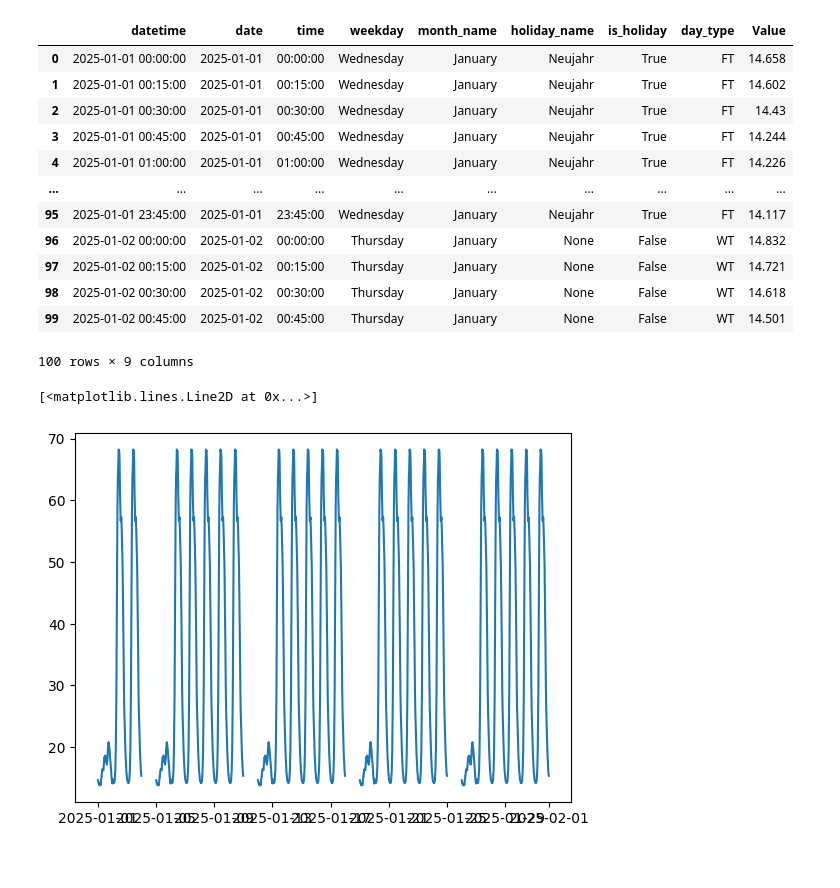
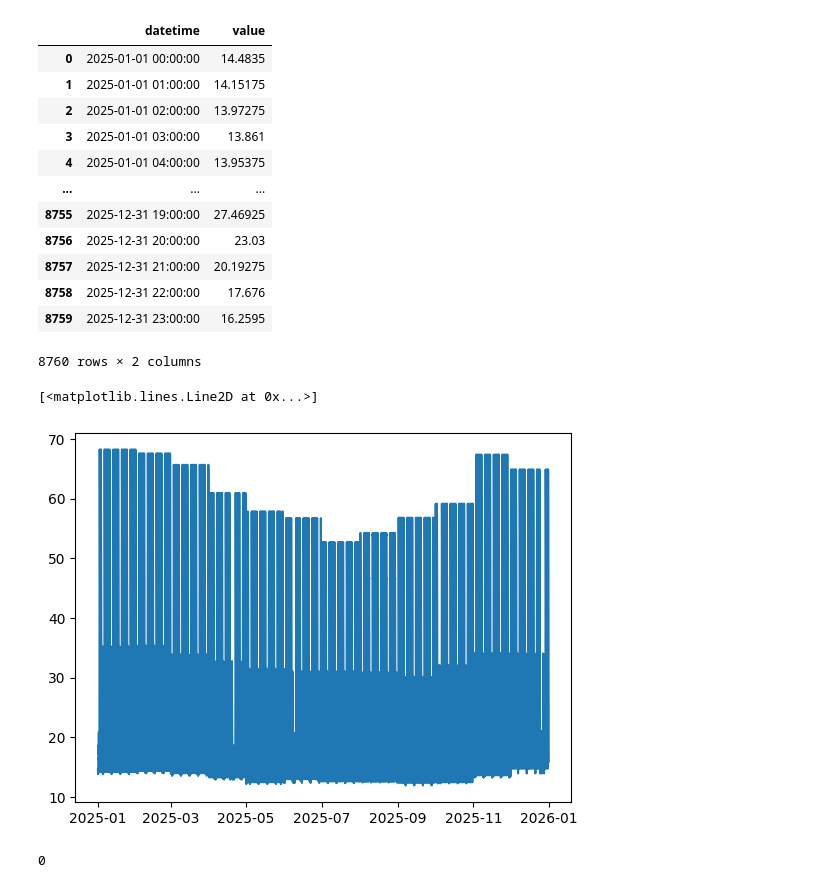
Before and after one commit to NeilSinclair/electricy-model, a Jupyter notebook: data-analysis.ipynb, the cells around one changed output. Cells and saved outputs as stored; diff of their text form; code cells hidden in the pictures.

```diff
--- a/data-analysis.ipynb
+++ b/data-analysis.ipynb
@@ -4,7 +4,7 @@ from datetime import datetime as dt
 import matplotlib.pyplot as plt
 import holidays
 # %%
-data = pd.read_excel("/Users/neilsinclair/Documents/Freelance/energy/data/energy_profile.xlsx", header=2)
+data = pd.read_excel("/Users/neil.sinclair@diconium.com/Projects/electricy-model/data/energy_profile.xlsx", header=2)
 data.drop(columns=["Unnamed: 0"], inplace=True)
 
 months = ["January", "February", "March", "April", "May", "June", "July", "August", "September", "October", "November", "December"]
@@ -20,7 +20,7 @@ data.dropna(axis=0,subset=["Time"], inplace=True)
 
 data = data.melt(id_vars="Time")
 
-data.columns = ["Time Period", "Date", "Value"]
+data.columns = ["Time Period", "Date", "value"]
 data["month_name"] = data.Date.apply(lambda x: x.split("_")[0])
 data["day_type"] = data.Date.apply(lambda x: x.split("_")[1])
 data["time"] = data["Time Period"].apply(lambda x: x.split("-")[0])
@@ -50,7 +34,7 @@ day_map = {
   "Wednesday": "WT",
   "Thursday": "WT",
   "Friday": "WT",
-  "Saturday": "ST",
+  "Saturday": "SA",
   "Sunday": "FT"
 }
 
@@ -85,20 +69,24 @@ df = df.merge(
   data,
   on = ["month_name", "day_type", "time"],
   how="left"
-)
+).drop(columns=["day_type", "time", "date", "holiday_name", "is_holiday"])
 
-df.head(100)
+df = df.set_index("datetime")
+
+df_hourly = pd.DataFrame(df.resample("h")["value"].mean()).reset_index()
+
+df_hourly
 # %% [output]
-|  | datetime | date | time | weekday | month_name | holiday_name | is_holiday | day_type | Value |
-| 0 | 2025-01-01 00:00:00 | 2025-01-01 | 00:00:00 | Wednesday | January | Neujahr | True | FT | 14.658 |
-| 1 | 2025-01-01 00:15:00 | 2025-01-01 | 00:15:00 | Wednesday | January | Neujahr | True | FT | 14.602 |
-| 2 | 2025-01-01 00:30:00 | 2025-01-01 | 00:30:00 | Wednesday | January | Neujahr | True | FT | 14.43 |
-| 3 | 2025-01-01 00:45:00 | 2025-01-01 | 00:45:00 | Wednesday | January | Neujahr | True | FT | 14.244 |
-| 4 | 2025-01-01 01:00:00 | 2025-01-01 | 01:00:00 | Wednesday | January | Neujahr | True | FT | 14.226 |
-| ... | ... | ... | ... | ... | ... | ... | ... | ... | ... |
-| 95 | 2025-01-01 23:45:00 | 2025-01-01 | 23:45:00 | Wednesday | January | Neujahr | True | FT | 14.117 |
-| 96 | 2025-01-02 00:00:00 | 2025-01-02 | 00:00:00 | Thursday | January | None | False | WT | 14.832 |
-| 97 | 2025-01-02 00:15:00 | 2025-01-02 | 00:15:00 | Thursday | January | None | False | WT | 14.721 |
-| 98 | 2025-01-02 00:30:00 | 2025-01-02 | 00:30:00 | Thursday | January | None | False | WT | 14.618 |
-| 99 | 2025-01-02 00:45:00 | 2025-01-02 | 00:45:00 | Thursday | January | None | False | WT | 14.501 |
+|  | datetime | value |
+| 0 | 2025-01-01 00:00:00 | 14.4835 |
+| 1 | 2025-01-01 01:00:00 | 14.15175 |
+| 2 | 2025-01-01 02:00:00 | 13.97275 |
+| 3 | 2025-01-01 03:00:00 | 13.861 |
+| 4 | 2025-01-01 04:00:00 | 13.95375 |
+| ... | ... | ... |
+| 8755 | 2025-12-31 19:00:00 | 27.46925 |
+| 8756 | 2025-12-31 20:00:00 | 23.03 |
+| 8757 | 2025-12-31 21:00:00 | 20.19275 |
+| 8758 | 2025-12-31 22:00:00 | 17.676 |
+| 8759 | 2025-12-31 23:00:00 | 16.2595 |
-100 rows × 9 columns
+8760 rows × 2 columns
@@ -105,5 +96,9 @@ df.head(100)
 # %%
-plt.plot(df[df.month_name=="January"]["datetime"], df[df.month_name=="January"]["Value"])
+plt.plot(df["datetime"], df["value"])
 # %% [output]
 [<matplotlib.lines.Line2D at 0x...>]
-[figure, old version]
+[figure, new version]
+# %%
+df[df.weekday=="Saturday"]["value"].sum()
+# %% [output]
+0
```
Also changed, not shown: parts of 11 cells of this notebook, 1 other file.
